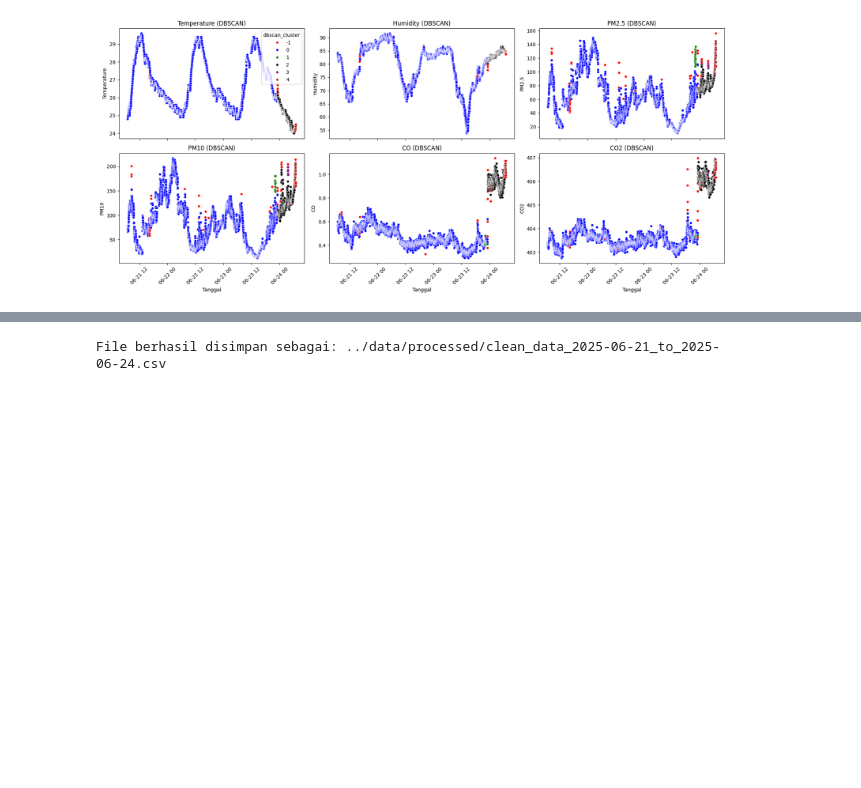
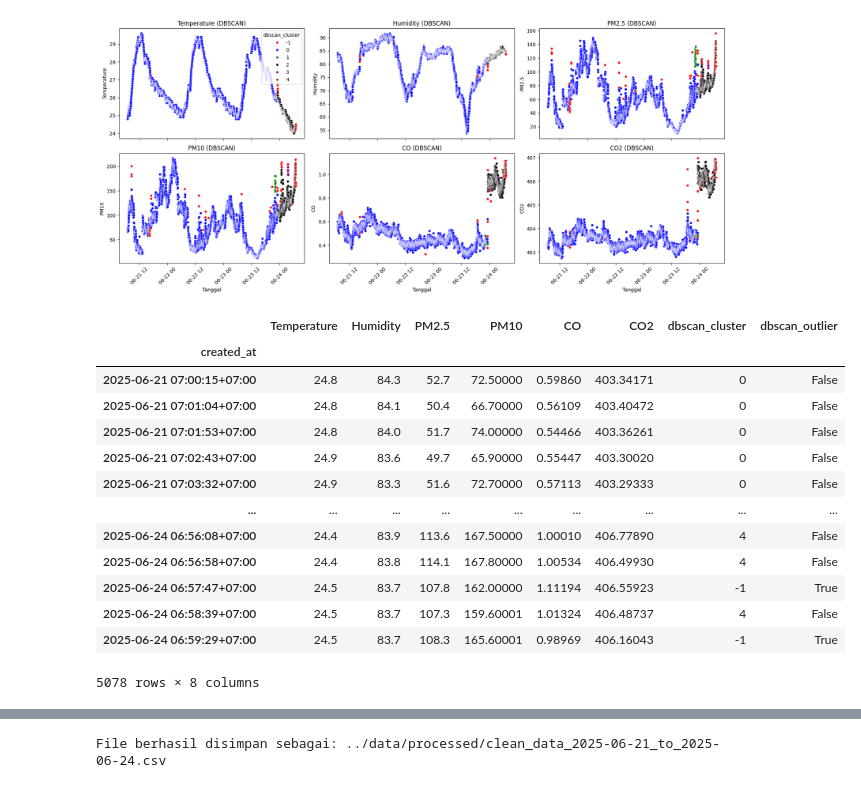
Before and after one commit to Hardtophead/Prediksi_Polusi_Udara, a Jupyter notebook: notebooks/fault_detection.ipynb, the cells around one changed output, grey strips where cells are left out. Drawn from its saved outputs; the diff is of its cells as text; code cells hidden in the pictures; blank space fills up the shorter version.

```diff
--- a/notebooks/fault_detection.ipynb
+++ b/notebooks/fault_detection.ipynb
@@ -369,6 +369,23 @@ plt.tight_layout()
 plt.show()
 # %% [output]
 [figure]
+# %%
+df_dbscan
+# %% [output]
+|  | Temperature | Humidity | PM2.5 | PM10 | CO | CO2 | dbscan_cluster | dbscan_outlier |
+| created_at |  |  |  |  |  |  |  |  |
+| 2025-06-21 07:00:15+07:00 | 24.8 | 84.3 | 52.7 | 72.50000 | 0.59860 | 403.34171 | 0 | False |
+| 2025-06-21 07:01:04+07:00 | 24.8 | 84.1 | 50.4 | 66.70000 | 0.56109 | 403.40472 | 0 | False |
+| 2025-06-21 07:01:53+07:00 | 24.8 | 84.0 | 51.7 | 74.00000 | 0.54466 | 403.36261 | 0 | False |
+| 2025-06-21 07:02:43+07:00 | 24.9 | 83.6 | 49.7 | 65.90000 | 0.55447 | 403.30020 | 0 | False |
+| 2025-06-21 07:03:32+07:00 | 24.9 | 83.3 | 51.6 | 72.70000 | 0.57113 | 403.29333 | 0 | False |
+| ... | ... | ... | ... | ... | ... | ... | ... | ... |
+| 2025-06-24 06:56:08+07:00 | 24.4 | 83.9 | 113.6 | 167.50000 | 1.00010 | 406.77890 | 4 | False |
+| 2025-06-24 06:56:58+07:00 | 24.4 | 83.8 | 114.1 | 167.80000 | 1.00534 | 406.49930 | 4 | False |
+| 2025-06-24 06:57:47+07:00 | 24.5 | 83.7 | 107.8 | 162.00000 | 1.11194 | 406.55923 | -1 | True |
+| 2025-06-24 06:58:39+07:00 | 24.5 | 83.7 | 107.3 | 159.60001 | 1.01324 | 406.48737 | 4 | False |
+| 2025-06-24 06:59:29+07:00 | 24.5 | 83.7 | 108.3 | 165.60001 | 0.98969 | 406.16043 | -1 | True |
+5078 rows × 8 columns
 # %%
 df_clean = df_dbscan[df_dbscan['dbscan_cluster'] != -1].copy()
 df_clean.drop(columns=['dbscan_cluster', 'dbscan_outlier'], inplace=True)
```
Also changed, not shown: parts of 2 cells of this notebook, 4 other files.
